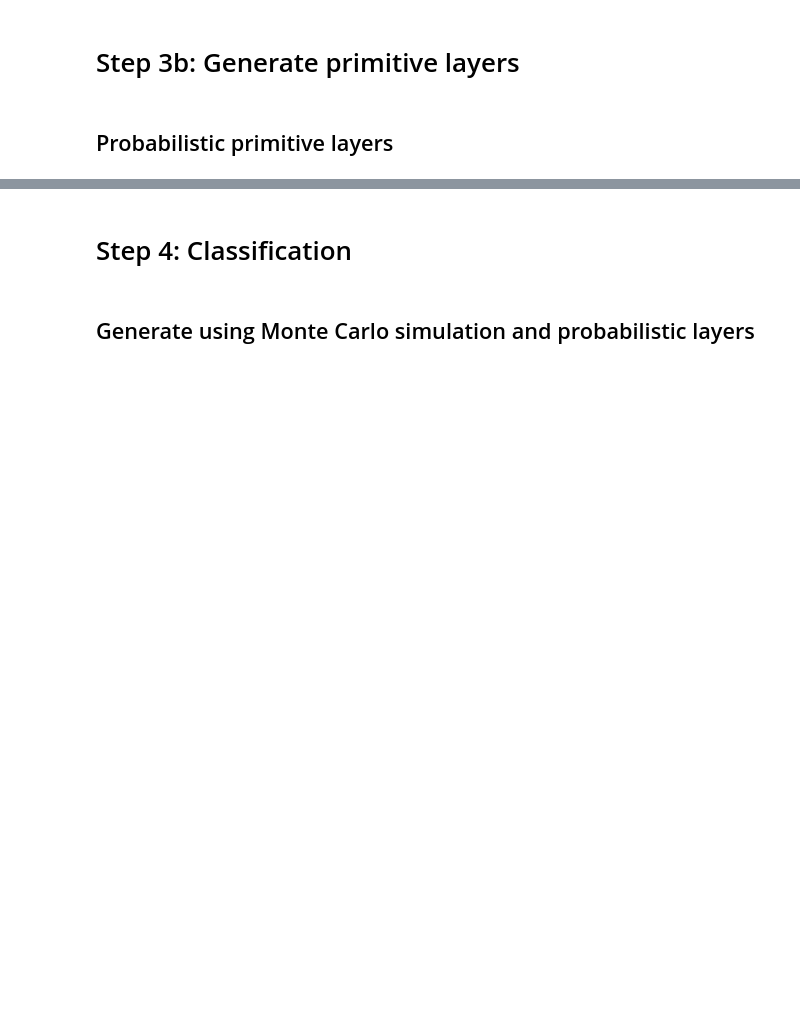
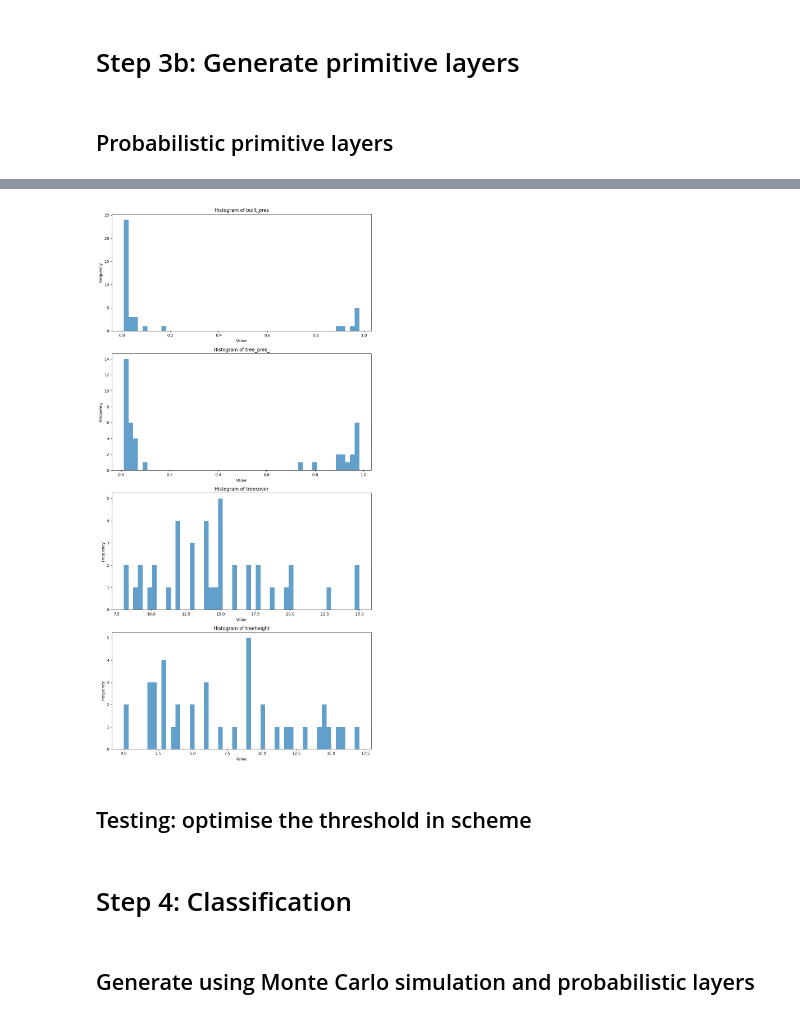
Before and after one commit to epistem-io/luma-stack, a Jupyter notebook: notebooks/generate_epistem_map_worfklowtest_restoredata.ipynb, the cells around one changed output, grey strips where cells are left out. Drawn from its saved outputs; the diff is of its cells as text; code cells hidden in the pictures; blank space fills up the shorter version.

Commit message:
Testing of hierarchical ruleset and threshold optimizer for primitive layer pathway

```diff
--- a/notebooks/generate_epistem_map_worfklowtest_restoredata.ipynb
+++ b/notebooks/generate_epistem_map_worfklowtest_restoredata.ipynb
@@ -393,18 +305,14 @@ print(gdf_sampled["class_name"].value_counts())
 # %%
 from luma_ge.modular_workflow import PrimitiveLayerTrainer
 
-# predictor image
-image = stacked_landsat
+trainer = PrimitiveLayerTrainer(image=stacked_landsat, roi=training_fc, scale = 30)
+# Automatically prints:
+#   tree_pres   → binary
+#   veg_height  → continuous
+#   water_pres  → binary
 
-# modular training data
-roi = training_fc
-
-# Generate primitive layers
-
-trainer = PrimitiveLayerTrainer(stacked_landsat, training_fc)
-
-primitive_layers_mc = trainer.train_all_mc()
-
+prob_layers     = trainer.train_all_mc()
 # Check the generated primitive layers
 
-print(primitive_layers_mc.keys())
+print(prob_layers.keys())
+primitive_stack_mc = ee.Image.cat(list(prob_layers.values()))
@@ -567,0 +410,19 @@ print(layer_names)
+# %%
+import matplotlib.pyplot as plt
+import numpy as np
+
+# Visualize histograms of band_arrays to confirm distributions
+fig, axes = plt.subplots(nrows=len(band_arrays), figsize=(10, 5*len(band_arrays)))
+
+for i, (name, arr) in enumerate(band_arrays.items()):
+    flat = arr.ravel()
+    flat = flat[np.isfinite(flat)  & (flat != 0)]  # exclude NaN and zeros # exclude NaN/masked pixels
+    axes[i].hist(flat, bins=50, alpha=0.7)
+    axes[i].set_title(f'Histogram of {name}')
+    axes[i].set_xlabel('Value')
+    axes[i].set_ylabel('Frequency')
+
+plt.tight_layout()
+plt.show()
+# %% [output]
+[figure, added]
@@ -567,0 +477,2 @@ print(layer_names)
+# %% [markdown]
+## Testing: optimise the threshold in scheme
```
Also changed, not shown: parts of 52 cells of this notebook, 4 other files.
